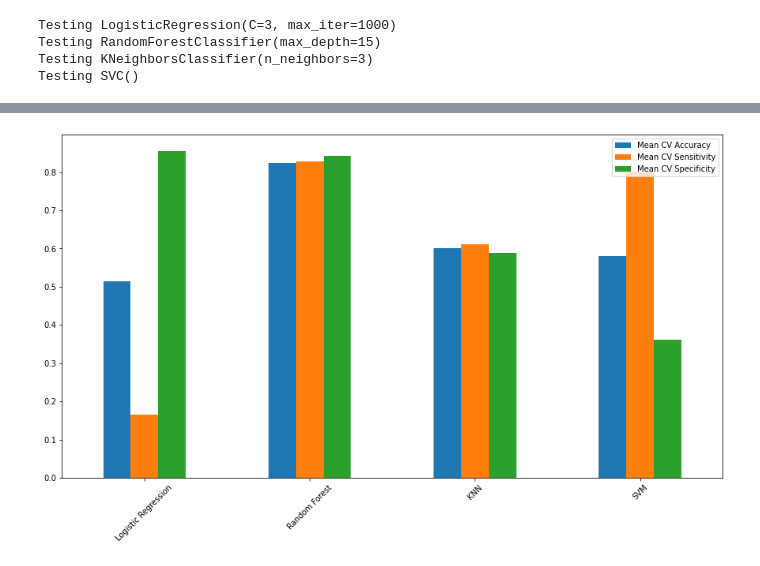
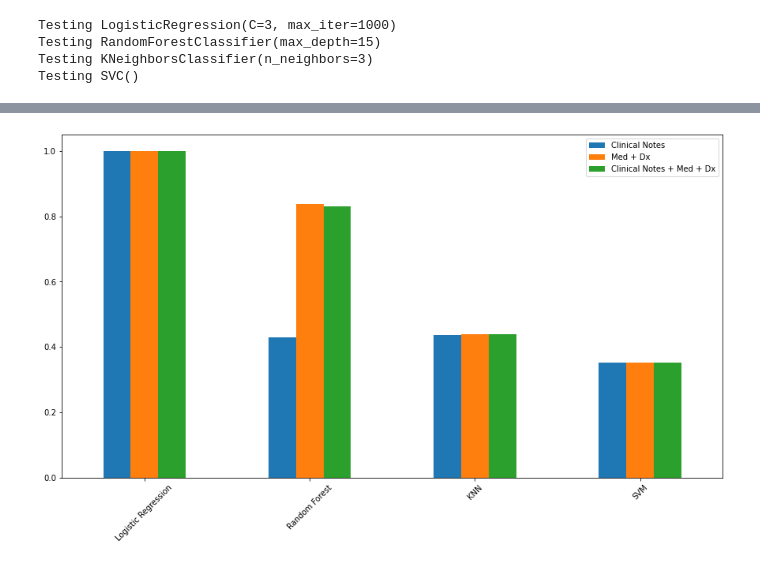
Before and after one commit to drewtray/BD4H, a Jupyter notebook: sklearn_models.ipynb, the cells around one changed output, grey strips where cells are left out. Drawn from its saved outputs; the diff is of its cells as text; code cells hidden in the pictures.

```diff
--- a/sklearn_models.ipynb
+++ b/sklearn_models.ipynb
@@ -112,0 +194,23 @@ comp = pd.DataFrame({'Mean CV Accuracy': mean_acc,
+# %%
+accuracies = []
+# predictions = []
+sensitivities = []
+specificities = []
+
+for model in models:
+    print('Testing ' + str(model))
+    # _ = model.fit(X_train, y_train)
+
+    acc = cross_val_score(model, X_train, y_train, cv=5)
+
+    # pred = model.predict(X_test)
+    sensitivity = make_scorer(recall_score)
+    specificity = make_scorer(recall_score, pos_label=0)
+
+    sens = cross_val_score(model, X_train, y_train, cv=5, scoring=sensitivity)
+    spec = cross_val_score(model, X_train, y_train, cv=5, scoring=specificity)
+
+    accuracies.append(acc)
+    # predictions.append(pred)
+    sensitivities.append(sens)
+    specificities.append(spec)
@@ -113 +222,10 @@ comp = pd.DataFrame({'Mean CV Accuracy': mean_acc,
+# %%
+mean_acc = [i.mean() for i in accuracies]
+mean_sens = [i.mean() for i in sensitivities]
+mean_spec = [i.mean() for i in specificities]
+# %%
+all_comp = pd.DataFrame({'Mean CV Accuracy': mean_acc,
+'Mean CV Sensitivity': mean_sens,
+'Mean CV Specificity': mean_spec}, index=['Logistic Regression', 'Random Forest', 'KNN', 'SVM']
+)
 # %%
@@ -120,0 +255,8 @@ comp.round(4)
+# %%
+sens_df = pd.DataFrame({'Clinical Notes': notes_comp['Mean CV Sensitivity'],
+                'Med + Dx': diagmed_comp['Mean CV Sensitivity'],
+                'Clinical Notes + Med + Dx': all_comp['Mean CV Sensitivity']})
+
+spec_df = pd.DataFrame({'Clinical Notes': notes_comp['Mean CV Specificity'],
+                'Med + Dx': diagmed_comp['Mean CV Specificity'],
+                'Clinical Notes + Med + Dx': all_comp['Mean CV Specificity']})
@@ -121,8 +270,7 @@ comp.round(4)
 # %%
-# plt.figure()
-comp.plot.bar(figsize=(15,8))
+spec_df.plot.bar(figsize=(15,8))
 plt.xticks(rotation = 45)
-plt.savefig('model_comp', bbox_inches = 'tight')
+plt.savefig('spec_comp', bbox_inches = 'tight')
 plt.show()
 # %% [output]
-[figure, old version]
+[figure, new version]
```
Also changed, not shown: parts of 36 cells of this notebook, 12 other files.
